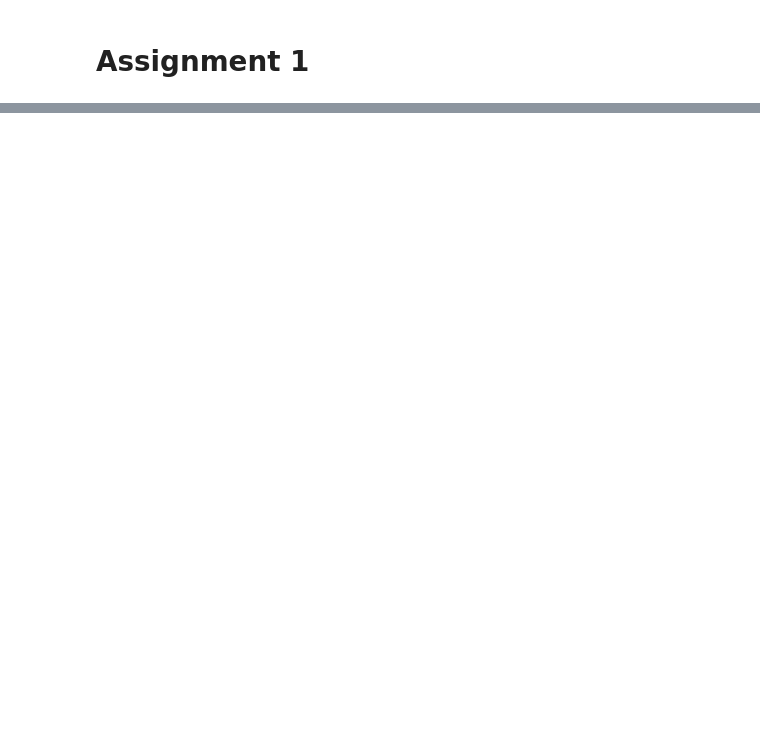
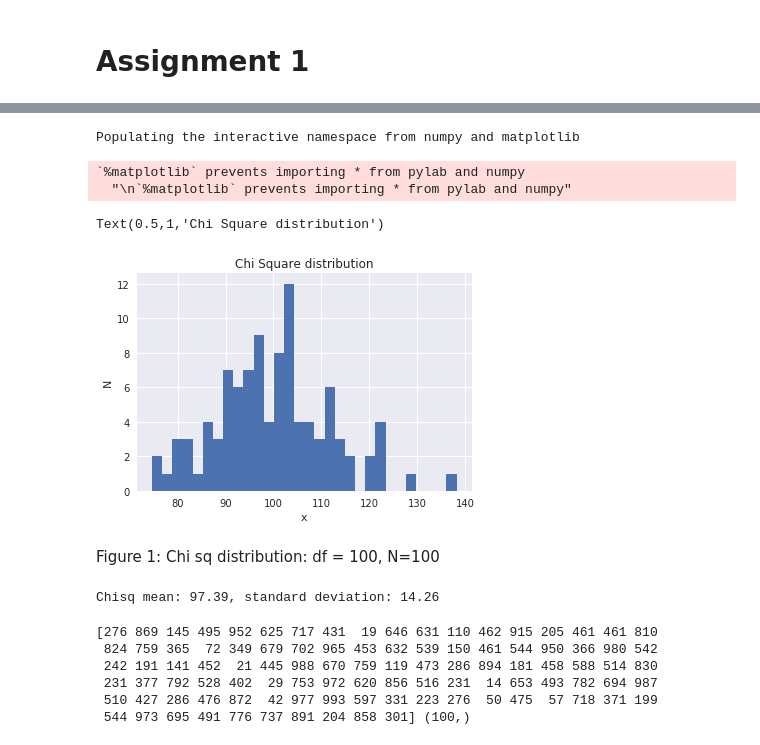
Before and after one commit to sarahJune1/PUI2018_sjs909, a Jupyter notebook: HW4_sjs909/Lab3_sjs909.ipynb, the cells around one changed output, grey strips where cells are left out. Cells and saved outputs as stored; diff of their text form; code cells hidden in the pictures; blank space fills up the shorter version.

```diff
--- a/HW4_sjs909/Lab3_sjs909.ipynb
+++ b/HW4_sjs909/Lab3_sjs909.ipynb
@@ -97,0 +3,17 @@ plt.hist(np.random.binomial(n=200,p=.5,size=100))
+# %%
+import numpy as np
+import matplotlib as plt
+
+from __future__ import print_function
+__author__= 'sjs'
+
+import pylab as pl
+# this package sets up pretty plots
+import seaborn
+from scipy.optimize import curve_fit, minimize
+
+%pylab inline
+# %% [output]
+Populating the interactive namespace from numpy and matplotlib
+`%matplotlib` prevents importing * from pylab and numpy
+  "\n`%matplotlib` prevents importing * from pylab and numpy"
@@ -97,0 +23,37 @@ plt.hist(np.random.binomial(n=200,p=.5,size=100))
+# %%
+mymean = 100
+# %%
+# the chi sq distribution takes the number of degrees of freedom equal to the mean
+df = mymean
+# %%
+random.seed(42)
+md = {}
+# md is an empty disctionary
+md['chisq'] = np.random.chisquare(df, size=100)
+# md now is a dictionary with one object: an array by the key 'chisq'
+pl.hist(md['chisq'], bins = 30)
+pl.ylabel('N')
+pl.xlabel('x')
+pl.title('Chi Square distribution')
+# %% [output]
+Text(0.5,1,'Chi Square distribution')
+[figure, added]
+# %% [markdown]
+Figure 1: Chi sq distribution: df = 100, N=100
+# %%
+print ("Chisq mean: %.2f, standard deviation: %.2f"%(md['chisq'].mean(), md['chisq'].std()))
+# %% [output]
+Chisq mean: 97.39, standard deviation: 14.26
+# %%
+#100 Chisq distributions
+#mysize = (2000 / (np.array(range(1, 100)))).astype(int)
+#mysize = 1000 / (np.array(range(1, 100) + [10]))
+mysize = (np.random.rand(100) * 1000).astype(int)
+print (mysize, mysize.shape)
+# %% [output]
+[276 869 145 495 952 625 717 431  19 646 631 110 462 915 205 461 461 810
+ 824 759 365  72 349 679 702 965 453 632 539 150 461 544 950 366 980 542
+ 242 191 141 452  21 445 988 670 759 119 473 286 894 181 458 588 514 830
+ 231 377 792 528 402  29 753 972 620 856 516 231  14 653 493 782 694 987
+ 510 427 286 476 872  42 977 993 597 331 223 276  50 475  57 718 371 199
+ 544 973 695 491 776 737 891 204 858 301] (100,)
```
Also changed, not shown: parts of 69 cells of this notebook, 1 other file.
